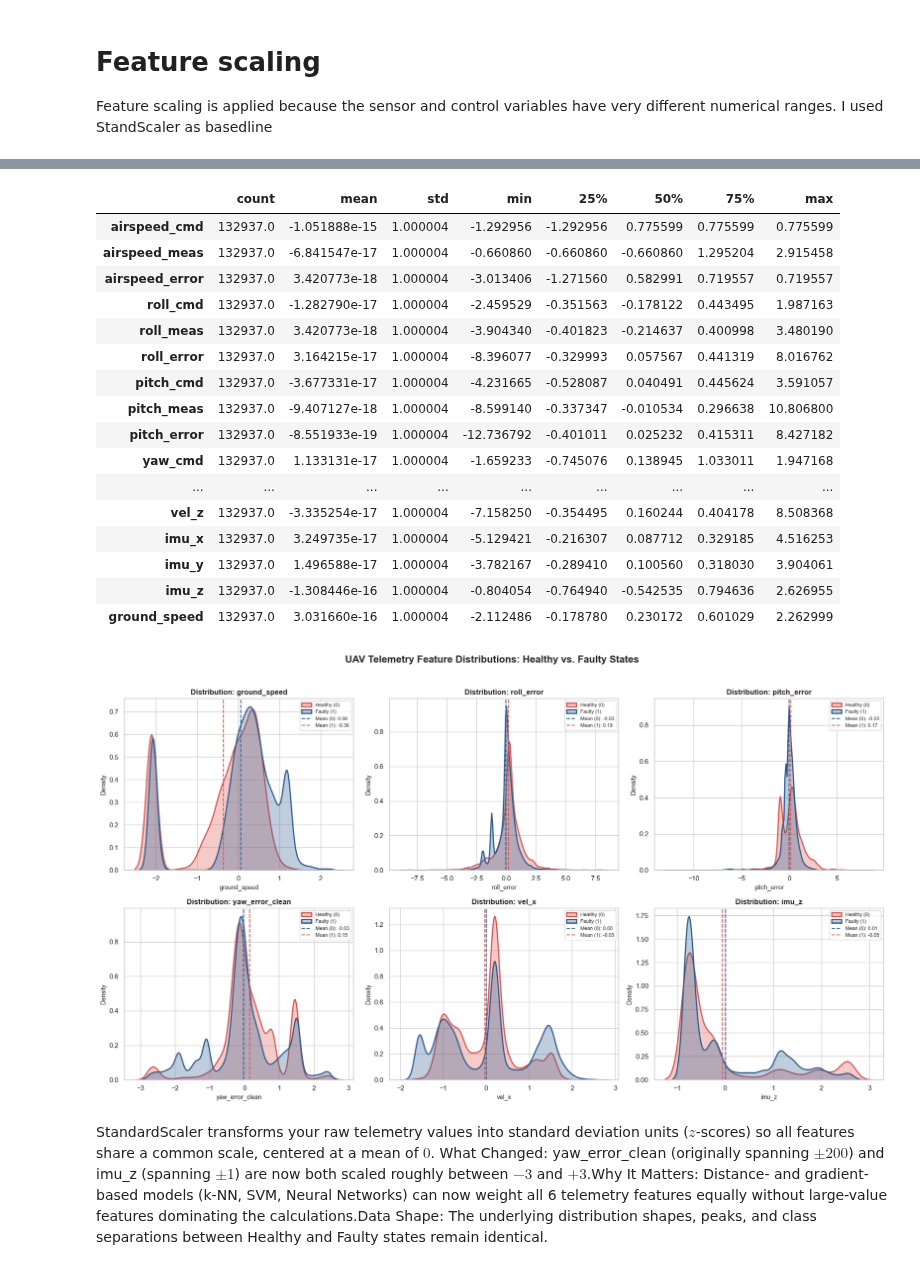
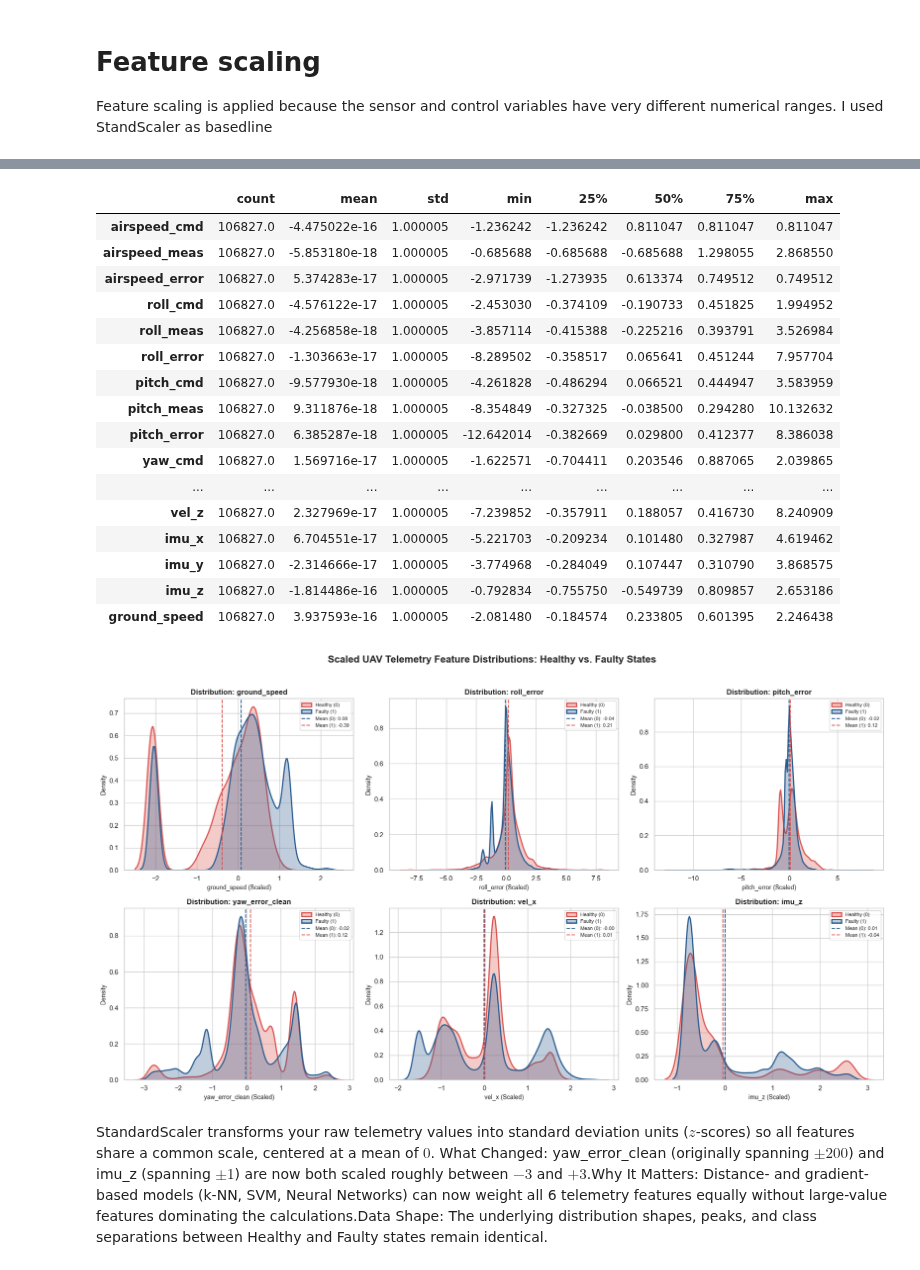
Before and after one commit to Lynn-Myat-Bhone/UAV-flight, a Jupyter notebook: train/feature.ipynb, the cells around one changed output, grey strips where cells are left out. Drawn from its saved outputs; the diff is of its cells as text; code cells hidden in the pictures.

Commit message:
train start

```diff
--- a/train/feature.ipynb
+++ b/train/feature.ipynb
@@ -515,30 +525,39 @@ Scaled shape: (132937, 19)
 # %%
-df_scaled.describe().T
+df_train_scaled.describe().T
 # %% [output]
 |  | count | mean | std | min | 25% | 50% | 75% | max |
-| airspeed_cmd | 132937.0 | -1.051888e-15 | 1.000004 | -1.292956 | -1.292956 | 0.775599 | 0.775599 | 0.775599 |
-| airspeed_meas | 132937.0 | -6.841547e-17 | 1.000004 | -0.660860 | -0.660860 | -0.660860 | 1.295204 | 2.915458 |
-| airspeed_error | 132937.0 | 3.420773e-18 | 1.000004 | -3.013406 | -1.271560 | 0.582991 | 0.719557 | 0.719557 |
-| roll_cmd | 132937.0 | -1.282790e-17 | 1.000004 | -2.459529 | -0.351563 | -0.178122 | 0.443495 | 1.987163 |
-| roll_meas | 132937.0 | 3.420773e-18 | 1.000004 | -3.904340 | -0.401823 | -0.214637 | 0.400998 | 3.480190 |
-| roll_error | 132937.0 | 3.164215e-17 | 1.000004 | -8.396077 | -0.329993 | 0.057567 | 0.441319 | 8.016762 |
-| pitch_cmd | 132937.0 | -3.677331e-17 | 1.000004 | -4.231665 | -0.528087 | 0.040491 | 0.445624 | 3.591057 |
-| pitch_meas | 132937.0 | -9.407127e-18 | 1.000004 | -8.599140 | -0.337347 | -0.010534 | 0.296638 | 10.806800 |
-| pitch_error | 132937.0 | -8.551933e-19 | 1.000004 | -12.736792 | -0.401011 | 0.025232 | 0.415311 | 8.427182 |
-| yaw_cmd | 132937.0 | 1.133131e-17 | 1.000004 | -1.659233 | -0.745076 | 0.138945 | 1.033011 | 1.947168 |
+| airspeed_cmd | 106827.0 | -4.475022e-16 | 1.000005 | -1.236242 | -1.236242 | 0.811047 | 0.811047 | 0.811047 |
+| airspeed_meas | 106827.0 | -5.853180e-18 | 1.000005 | -0.685688 | -0.685688 | -0.685688 | 1.298055 | 2.868550 |
+| airspeed_error | 106827.0 | 5.374283e-17 | 1.000005 | -2.971739 | -1.273935 | 0.613374 | 0.749512 | 0.749512 |
+| roll_cmd | 106827.0 | -4.576122e-17 | 1.000005 | -2.453030 | -0.374109 | -0.190733 | 0.451825 | 1.994952 |
+| roll_meas | 106827.0 | -4.256858e-18 | 1.000005 | -3.857114 | -0.415388 | -0.225216 | 0.393791 | 3.526984 |
+| roll_error | 106827.0 | -1.303663e-17 | 1.000005 | -8.289502 | -0.358517 | 0.065641 | 0.451244 | 7.957704 |
+| pitch_cmd | 106827.0 | -9.577930e-18 | 1.000005 | -4.261828 | -0.486294 | 0.066521 | 0.444947 | 3.583959 |
+| pitch_meas | 106827.0 | 9.311876e-18 | 1.000005 | -8.354849 | -0.327325 | -0.038500 | 0.294280 | 10.132632 |
+| pitch_error | 106827.0 | 6.385287e-18 | 1.000005 | -12.642014 | -0.382669 | 0.029800 | 0.412377 | 8.386038 |
+| yaw_cmd | 106827.0 | 1.569716e-17 | 1.000005 | -1.622571 | -0.704411 | 0.203546 | 0.887065 | 2.039865 |
 | ... | ... | ... | ... | ... | ... | ... | ... | ... |
-| vel_z | 132937.0 | -3.335254e-17 | 1.000004 | -7.158250 | -0.354495 | 0.160244 | 0.404178 | 8.508368 |
-| imu_x | 132937.0 | 3.249735e-17 | 1.000004 | -5.129421 | -0.216307 | 0.087712 | 0.329185 | 4.516253 |
-| imu_y | 132937.0 | 1.496588e-17 | 1.000004 | -3.782167 | -0.289410 | 0.100560 | 0.318030 | 3.904061 |
-| imu_z | 132937.0 | -1.308446e-16 | 1.000004 | -0.804054 | -0.764940 | -0.542535 | 0.794636 | 2.626955 |
-| ground_speed | 132937.0 | 3.031660e-16 | 1.000004 | -2.112486 | -0.178780 | 0.230172 | 0.601029 | 2.262999 |
+| vel_z | 106827.0 | 2.327969e-17 | 1.000005 | -7.239852 | -0.357911 | 0.188057 | 0.416730 | 8.240909 |
+| imu_x | 106827.0 | 6.704551e-17 | 1.000005 | -5.221703 | -0.209234 | 0.101480 | 0.327987 | 4.619462 |
+| imu_y | 106827.0 | -2.314666e-17 | 1.000005 | -3.774968 | -0.284049 | 0.107447 | 0.310790 | 3.868575 |
+| imu_z | 106827.0 | -1.814486e-16 | 1.000005 | -0.792834 | -0.755750 | -0.549739 | 0.809857 | 2.653186 |
+| ground_speed | 106827.0 | 3.937593e-16 | 1.000005 | -2.081480 | -0.184574 | 0.233805 | 0.601395 | 2.246438 |
 # %%
-y_fault = df["binary_fault"].copy()
-y_onset = df["fault_onset"].copy()
-flight_id = df["flight_id"].copy()
-flight_time = df["flight_time_sec"].copy()
+# Train Splits
+y_fault_train     = df.loc[train_mask, "binary_fault"].copy()
+y_onset_train     = df.loc[train_mask, "fault_onset"].copy()
+flight_id_train   = df.loc[train_mask, "flight_id"].copy()
+flight_time_train = df.loc[train_mask, "flight_time_sec"].copy()
+
+# Validation Splits
+y_fault_val     = df.loc[val_mask, "binary_fault"].copy()
+y_onset_val     = df.loc[val_mask, "fault_onset"].copy()
+flight_id_val   = df.loc[val_mask, "flight_id"].copy()
+flight_time_val = df.loc[val_mask, "flight_time_sec"].copy()
 # %%
-df_scaled["binary_fault"] = y_fault.values
+plot_df = df_train_scaled.copy()
+plot_df['binary_fault'] = y_fault_train.values  # Uses the matching train split target
+
 # Set visual style
 sns.set_theme(style="whitegrid")
 
@@ -556,39 +575,39 @@ plot_features = [
 fig, axes = plt.subplots(2, 3, figsize=(18, 10))
 axes = axes.flatten()
 
 for idx, feature in enumerate(plot_features):
     ax = axes[idx]
 
     # Kernel Density Estimation (KDE) plot grouped by binary_fault
     sns.kdeplot(
-        data=df_scaled,
+        data=plot_df,
         x=feature,
         hue='binary_fault',
         common_norm=False,
         palette={0: '#2b5c8f', 1: '#d9534f'},
         fill=True,
         alpha=0.3,
         linewidth=2,
         ax=ax
     )
 
     # Calculate means per class for reference lines
-    mean_0 = df_scaled[df_scaled['binary_fault'] == 0][feature].mean()
-    mean_1 = df_scaled[df_scaled['binary_fault'] == 1][feature].mean()
+    mean_0 = plot_df[plot_df['binary_fault'] == 0][feature].mean()
+    mean_1 = plot_df[plot_df['binary_fault'] == 1][feature].mean()
 
     ax.axvline(mean_0, color='#2b5c8f', linestyle='--', linewidth=1.5, label=f'Healthy Mean: {mean_0:.2f}')
     ax.axvline(mean_1, color='#d9534f', linestyle='--', linewidth=1.5, label=f'Faulty Mean: {mean_1:.2f}')
 
     ax.set_title(f'Distribution: {feature}', fontsize=12, fontweight='bold')
-    ax.set_xlabel(feature, fontsize=10)
+    ax.set_xlabel(f'{feature} (Scaled)', fontsize=10)
     ax.set_ylabel('Density', fontsize=10)
     ax.legend(['Healthy (0)', 'Faulty (1)', f'Mean (0): {mean_0:.2f}', f'Mean (1): {mean_1:.2f}'], fontsize=8)
 
-plt.suptitle('UAV Telemetry Feature Distributions: Healthy vs. Faulty States', fontsize=16, fontweight='bold', y=1.02)
+plt.suptitle('Scaled UAV Telemetry Feature Distributions: Healthy vs. Faulty States', fontsize=16, fontweight='bold', y=1.02)
 plt.tight_layout()
 plt.show()
 # %% [output]
-[figure, old version]
+[figure, new version]
 # %% [markdown]
 StandardScaler transforms your raw telemetry values into standard deviation units ($z$-scores) so all features share a common scale, centered at a mean of $0$.
 What Changed: yaw_error_clean (originally spanning $\pm 200$) and imu_z (spanning $\pm 1$) are now both scaled roughly between $-3$ and $+3$.Why It Matters: Distance- and gradient-based models (k-NN, SVM, Neural Networks) can now weight all 6 telemetry features equally without large-value features dominating the calculations.Data Shape: The underlying distribution shapes, peaks, and class separations between Healthy and Faulty states remain identical.
```
Also changed, not shown: parts of 6 cells of this notebook.
